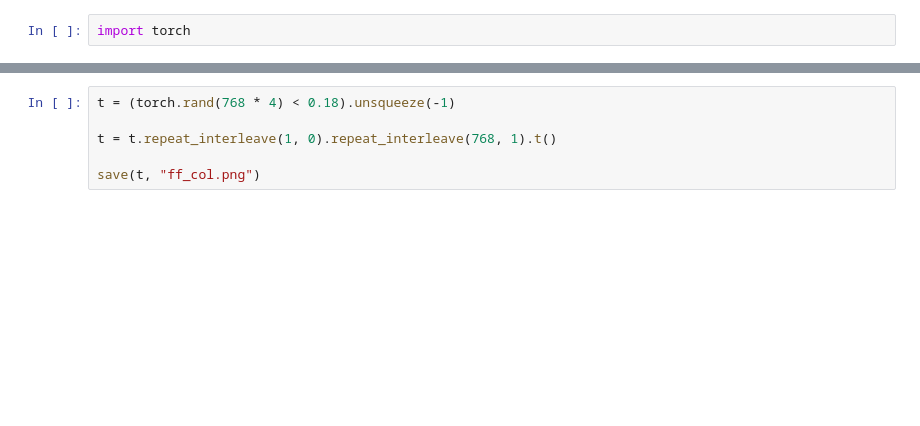
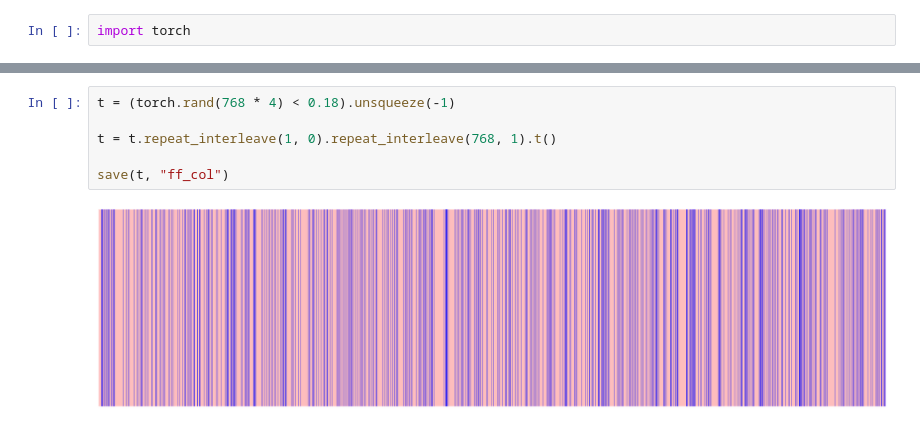
Before and after one commit to huggingface/nn_pruning, a Jupyter notebook: analysis/article/layers_pruning_images.ipynb, the cells around one changed output, grey strips where cells are left out. Drawn from its saved outputs; the diff is of its cells as text; blank space fills up the shorter version.

```diff
--- a/analysis/article/layers_pruning_images.ipynb
+++ b/analysis/article/layers_pruning_images.ipynb
@@ -34,9 +55,11 @@ save(t, "attention_block.png")
 # %%
 t = (torch.rand(768 * 4) < 0.18).unsqueeze(-1)
 
 t = t.repeat_interleave(1, 0).repeat_interleave(768, 1).t()
 
-save(t, "ff_col.png")
+save(t, "ff_col")
+# %% [output]
+[figure, added]
 # %%
 t = (torch.rand((768 * 4) // 32) < 0.35).unsqueeze(-1).repeat(1, 24)
 t = t * (torch.rand(t.shape) < 0.75)
```
Also changed, not shown: parts of 3 cells of this notebook, 1 other file.
